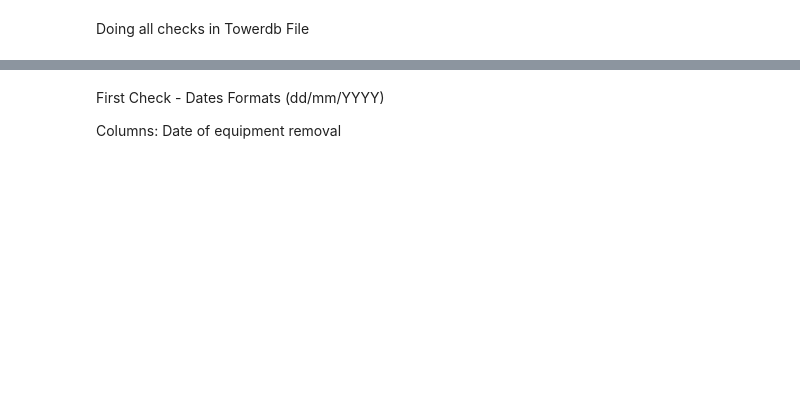
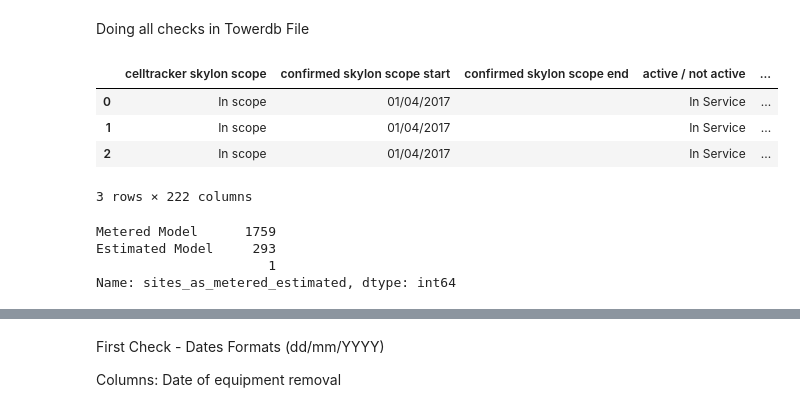
Before and after one commit to emerenan/xlsx_validation, a Jupyter notebook: hu_validations.ipynb, the cells around one changed output, grey strips where cells are left out. Cells and saved outputs as stored; diff of their text form; code cells hidden in the pictures; blank space fills up the shorter version.

```diff
--- a/hu_validations.ipynb
+++ b/hu_validations.ipynb
@@ -1166,0 +13,69 @@ df_cols
+# %%
+path_msa = '/content/TowerDB_Hungary_20210731 (1).csv'
+msa = pd.read_csv(path_msa, encoding='latin')
+
+msa_cols = lower_str(list(msa.columns))
+msa.columns = msa_cols
+msa = msa.rename(columns={
+    'additional information \x96 room configuration (including container information)': 'additional information - room configuration (including container information)'
+})
+
+path_tw = '/content/TowerDB_Hungary_20210831.csv'
+towerdb = pd.read_csv(path_tw, encoding='latin').fillna('')
+towerdb.columns = lower_str(list(towerdb.columns))
+towerdb = towerdb.rename(columns={
+    'additional information \x96 room configuration (including container information)': 'additional information - room configuration (including container information)'
+})
+
+towerdb = towerdb.fillna('')
+
+#Check and fit date values
+date_cols = ['ready for active installation ("rfai") date', 'date of equipment removal']
+
+for i in date_cols:
+    lista=[]
+    conditionals =[pd.isnull(dt) ,pd.isna(dt)]
+    for dt in towerdb[i]:
+        if re.match(r"[0-9]{1,2}[\_|\-|\/][0-9]{1,2}[\_|\-|\/][0-9]{1,4}", dt) or dt in (None, '') or dt.isspace():
+            #print(dt)
+            lista.append(dt)
+        elif any(conditionals):
+            #print(f'any1 {dt}')
+            lista.append('')
+        else:
+            #print(f"1 {dt}")
+            new_dt = f"{dt:%d/%m/%Y}"
+            lista.append(new_dt)
+
+    towerdb[i] = lista
+
+#Replace Invalid values
+replace_cols = ['confirmed skylon scope',\
+             'code','categorization by transmission sys',
+             'categorization by site type',\
+             'additional information - room configuration (including container information)',\
+             'type of air cooling', \
+             'active sharing arrangements involving the operator',\
+             'critical site','strategic site','telenor tenant','telekom tenant',\
+             'power supply for tenants','energy category',\
+             'wip_site','bts_site','strategic_site_bucket',\
+             'critical_site_beyond_10','subsequent_sharing_arrangement',\
+             'active sharing deployment types','sites_as_metered_estimated']
+for i in replace_cols:
+    towerdb[i] = towerdb[i].replace([ 'N/A', 'n/a', '0', ' '], '')
+
+towerdb.to_csv('/content/TowerDB_Hungary_20210831_test.csv', index=False, encoding='latin')
+towerdb.head(3)
+# %% [output]
+|  | celltracker skylon scope | confirmed skylon scope start | confirmed skylon scope end | active / not active | ... |
+| 0 | In scope | 01/04/2017 |  | In Service | ... |
+| 1 | In scope | 01/04/2017 |  | In Service | ... |
+| 2 | In scope | 01/04/2017 |  | In Service | ... |
+3 rows × 222 columns
+# %%
+towerdb['sites_as_metered_estimated'].value_counts()
+# %% [output]
+Metered Model      1759
+Estimated Model     293
+                      1
+Name: sites_as_metered_estimated, dtype: int64
```
Also changed, not shown: parts of 57 cells of this notebook.
